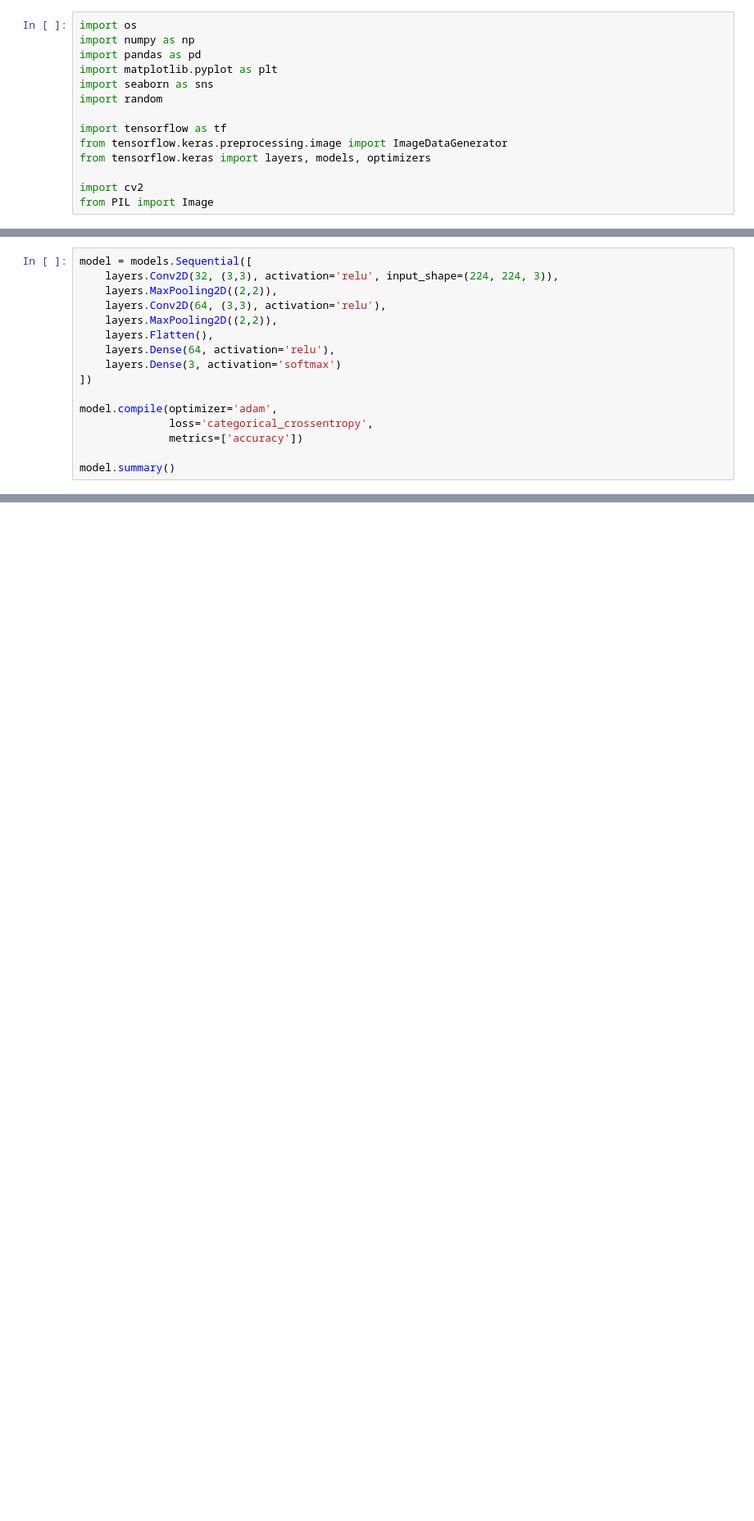
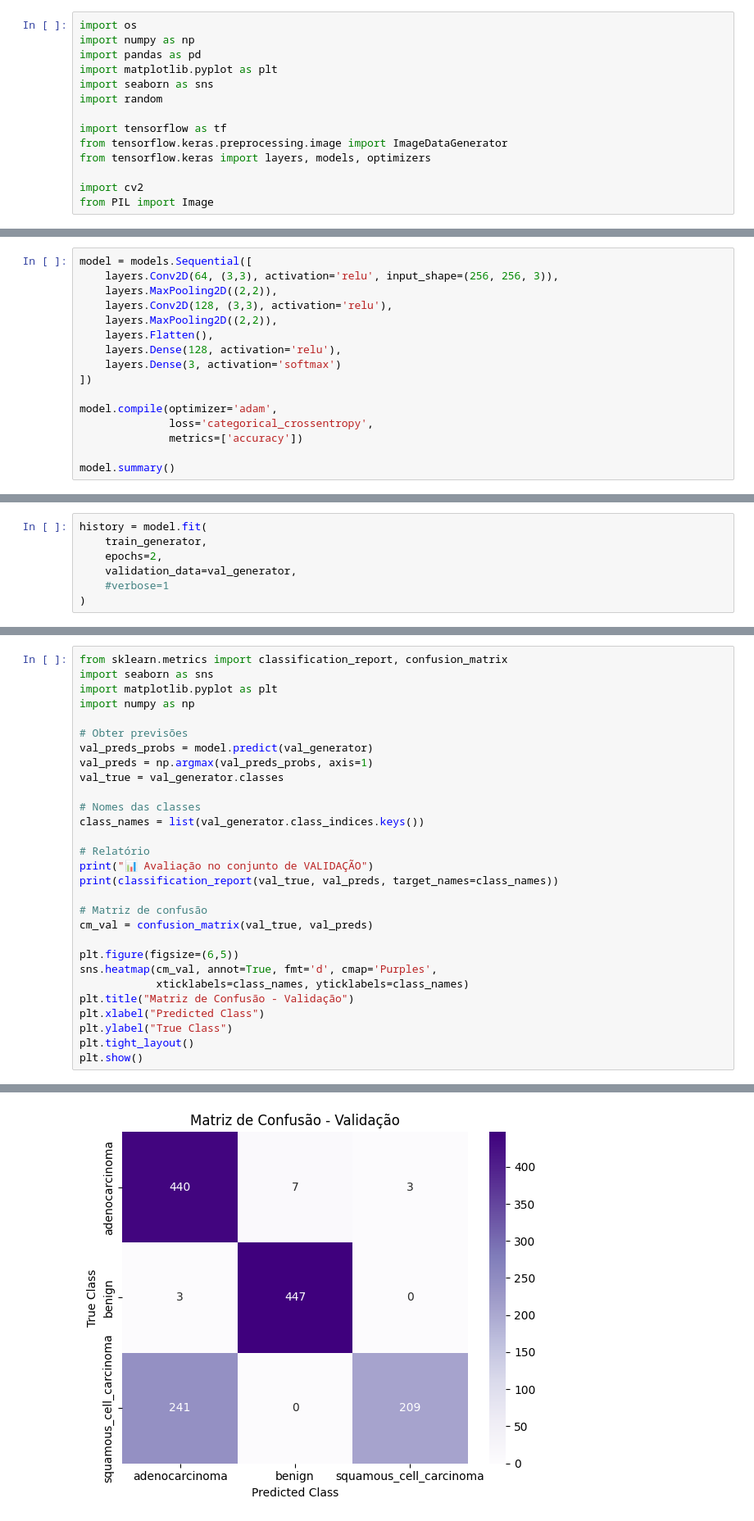
Before and after one commit to diogocristovao/ADNE-assignement, a Jupyter notebook: ADNE assignement.ipynb, the cells around one changed output, grey strips where cells are left out. Shown at 82% size. Cells and saved outputs as stored; diff of their text form; blank space fills up the shorter version.

```diff
--- a/ADNE assignement.ipynb
+++ b/ADNE assignement.ipynb
@@ -96,11 +113,11 @@ Found 3000 images belonging to 3 classes.
 # %%
 model = models.Sequential([
-    layers.Conv2D(32, (3,3), activation='relu', input_shape=(224, 224, 3)),
+    layers.Conv2D(64, (3,3), activation='relu', input_shape=(256, 256, 3)),
     layers.MaxPooling2D((2,2)),
-    layers.Conv2D(64, (3,3), activation='relu'),
+    layers.Conv2D(128, (3,3), activation='relu'),
     layers.MaxPooling2D((2,2)),
     layers.Flatten(),
-    layers.Dense(64, activation='relu'),
+    layers.Dense(128, activation='relu'),
     layers.Dense(3, activation='softmax')
 ])
 
@@ -169,0 +151,7 @@ KeyboardInterrupt:
+# %%
+history = model.fit(
+    train_generator,
+    epochs=2,
+    validation_data=val_generator,
+    #verbose=1
+)
@@ -169,0 +162,30 @@ KeyboardInterrupt:
+# %%
+from sklearn.metrics import classification_report, confusion_matrix
+import seaborn as sns
+import matplotlib.pyplot as plt
+import numpy as np
+
+# Obter previsões
+val_preds_probs = model.predict(val_generator)
+val_preds = np.argmax(val_preds_probs, axis=1)
+val_true = val_generator.classes
+
+# Nomes das classes
+class_names = list(val_generator.class_indices.keys())
+
+# Relatório
+print("📊 Avaliação no conjunto de VALIDAÇÃO")
+print(classification_report(val_true, val_preds, target_names=class_names))
+
+# Matriz de confusão
+cm_val = confusion_matrix(val_true, val_preds)
+
+plt.figure(figsize=(6,5))
+sns.heatmap(cm_val, annot=True, fmt='d', cmap='Purples',
+            xticklabels=class_names, yticklabels=class_names)
+plt.title("Matriz de Confusão - Validação")
+plt.xlabel("Predicted Class")
+plt.ylabel("True Class")
+plt.tight_layout()
+plt.show()
+# %% [output]
@@ -169,0 +203 @@ KeyboardInterrupt:
+[figure, added]
```
Also changed, not shown: parts of 10 cells of this notebook.
